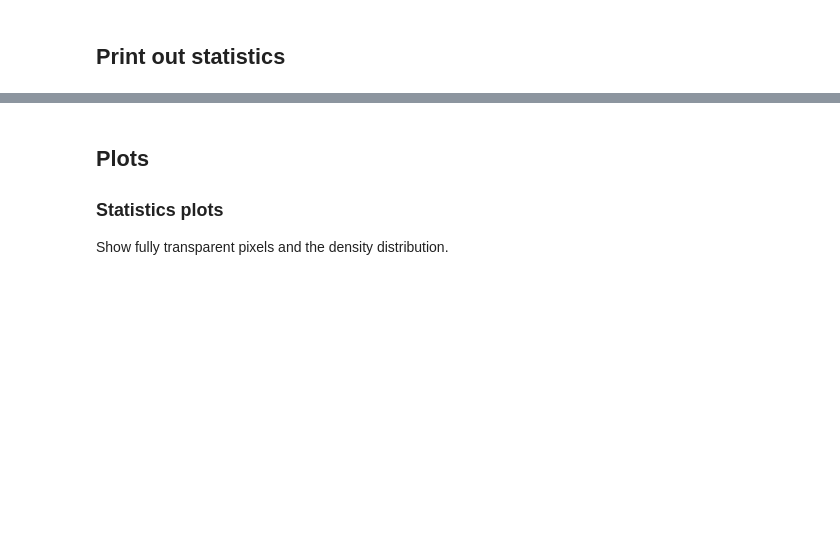
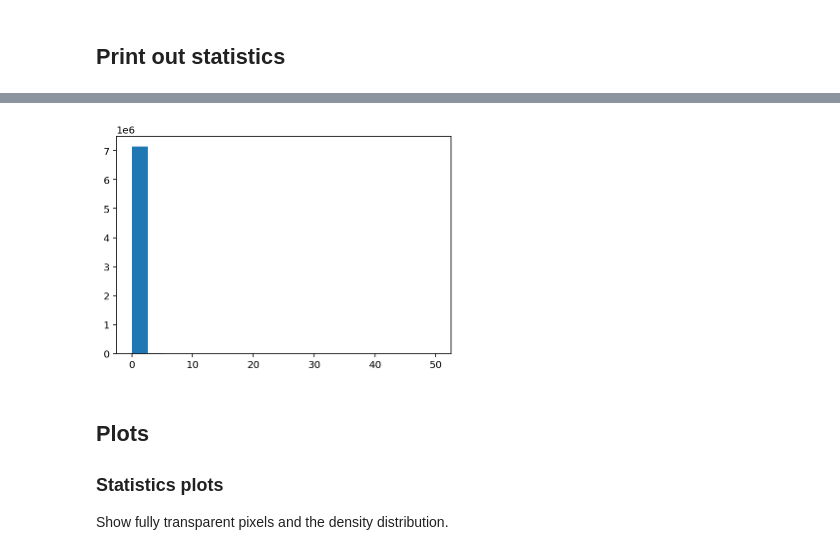
Before and after one commit to birnstiel/astro3D, a Jupyter notebook: notebooks/1_3Dprinting/4_color_disk/analyze_color_stack.ipynb, the cells around one changed output, grey strips where cells are left out. Cells and saved outputs as stored; diff of their text form; code cells hidden in the pictures; blank space fills up the shorter version.

```diff
--- a/notebooks/1_3Dprinting/4_color_disk/analyze_color_stack.ipynb
+++ b/notebooks/1_3Dprinting/4_color_disk/analyze_color_stack.ipynb
@@ -44,3 +78,7 @@ print(f'most opaque pixel has {summed_image.max():n} filled pixels (={summed_ima
+# %%
+plt.hist(summed[0].ravel(), bins=np.linspace(0,50,20));
+# %% [output]
+[figure, added]
 # %% [markdown]
 ## Plots
 
```
Also changed, not shown: parts of 10 cells of this notebook, 4 other files.
